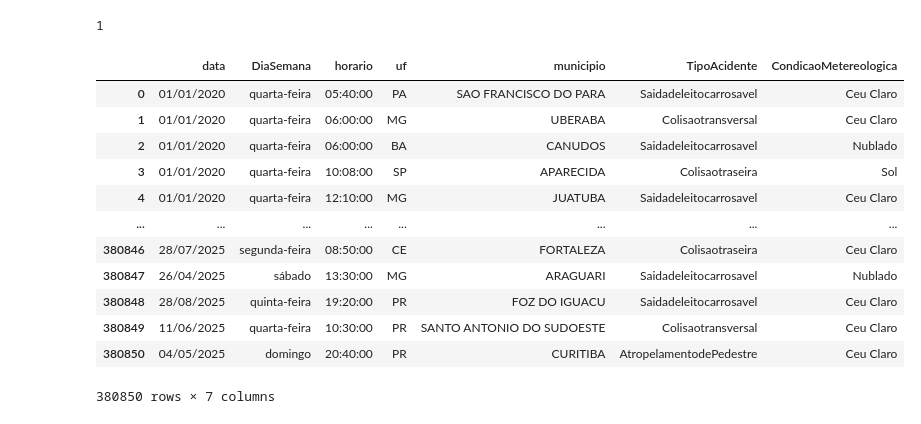
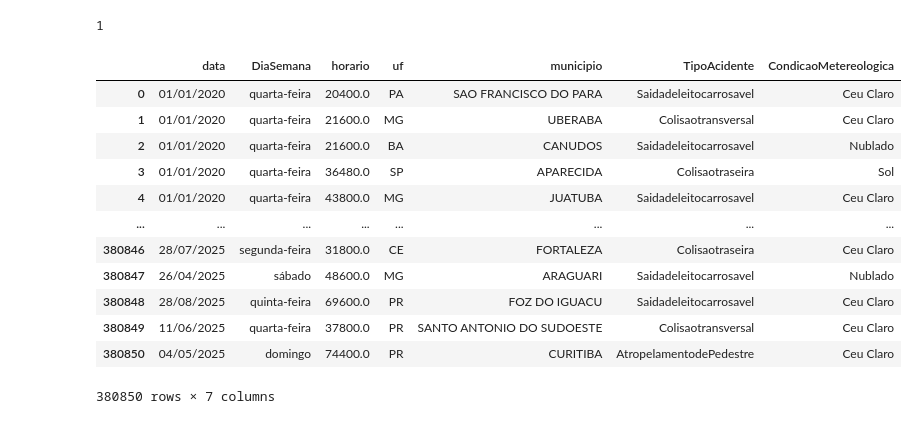
Before and after one commit to Artpdro/preditor, a Jupyter notebook: testes.ipynb, the cells around one changed output. Saved outputs shown, nothing was run; the diff lists cells and outputs as text; code cells hidden in the pictures.

```diff
--- a/testes.ipynb
+++ b/testes.ipynb
@@ -12,32 +12,34 @@ from sklearn.linear_model import LogisticRegression
 # %%
 json_path = 'datatran_consolidado.json'
 
 with open(json_path, 'r', encoding='utf-8') as f:
     data = json.load(f)
 
 df = pd.DataFrame(data)
 
 df.rename(columns={'data_inversa': 'data'}, inplace=True)
 df.rename(columns={'dia_semana': 'DiaSemana'}, inplace=True)
 df.rename(columns={'tipo_acidente': 'TipoAcidente'}, inplace=True)
 df.rename(columns={'condicao_metereologica': 'CondicaoMetereologica'}, inplace=True)
 
 df = df[df['TipoAcidente'].astype(str).str.lower() != 'none']
 
 df['TipoAcidente'] = df['TipoAcidente'].str.replace(' ', '')
 
+df["horario"] = pd.to_timedelta(df["horario"]).dt.total_seconds()
+
 df
 # %% [output]
 |  | data | DiaSemana | horario | uf | municipio | TipoAcidente | CondicaoMetereologica |
-| 0 | 01/01/2020 | quarta-feira | 05:40:00 | PA | SAO FRANCISCO DO PARA | Saidadeleitocarrosavel | Ceu Claro |
-| 1 | 01/01/2020 | quarta-feira | 06:00:00 | MG | UBERABA | Colisaotransversal | Ceu Claro |
-| 2 | 01/01/2020 | quarta-feira | 06:00:00 | BA | CANUDOS | Saidadeleitocarrosavel | Nublado |
-| 3 | 01/01/2020 | quarta-feira | 10:08:00 | SP | APARECIDA | Colisaotraseira | Sol |
-| 4 | 01/01/2020 | quarta-feira | 12:10:00 | MG | JUATUBA | Saidadeleitocarrosavel | Ceu Claro |
+| 0 | 01/01/2020 | quarta-feira | 20400.0 | PA | SAO FRANCISCO DO PARA | Saidadeleitocarrosavel | Ceu Claro |
+| 1 | 01/01/2020 | quarta-feira | 21600.0 | MG | UBERABA | Colisaotransversal | Ceu Claro |
+| 2 | 01/01/2020 | quarta-feira | 21600.0 | BA | CANUDOS | Saidadeleitocarrosavel | Nublado |
+| 3 | 01/01/2020 | quarta-feira | 36480.0 | SP | APARECIDA | Colisaotraseira | Sol |
+| 4 | 01/01/2020 | quarta-feira | 43800.0 | MG | JUATUBA | Saidadeleitocarrosavel | Ceu Claro |
 | ... | ... | ... | ... | ... | ... | ... | ... |
-| 380846 | 28/07/2025 | segunda-feira | 08:50:00 | CE | FORTALEZA | Colisaotraseira | Ceu Claro |
-| 380847 | 26/04/2025 | sábado | 13:30:00 | MG | ARAGUARI | Saidadeleitocarrosavel | Nublado |
-| 380848 | 28/08/2025 | quinta-feira | 19:20:00 | PR | FOZ DO IGUACU | Saidadeleitocarrosavel | Ceu Claro |
-| 380849 | 11/06/2025 | quarta-feira | 10:30:00 | PR | SANTO ANTONIO DO SUDOESTE | Colisaotransversal | Ceu Claro |
-| 380850 | 04/05/2025 | domingo | 20:40:00 | PR | CURITIBA | AtropelamentodePedestre | Ceu Claro |
+| 380846 | 28/07/2025 | segunda-feira | 31800.0 | CE | FORTALEZA | Colisaotraseira | Ceu Claro |
+| 380847 | 26/04/2025 | sábado | 48600.0 | MG | ARAGUARI | Saidadeleitocarrosavel | Nublado |
+| 380848 | 28/08/2025 | quinta-feira | 69600.0 | PR | FOZ DO IGUACU | Saidadeleitocarrosavel | Ceu Claro |
+| 380849 | 11/06/2025 | quarta-feira | 37800.0 | PR | SANTO ANTONIO DO SUDOESTE | Colisaotransversal | Ceu Claro |
+| 380850 | 04/05/2025 | domingo | 74400.0 | PR | CURITIBA | AtropelamentodePedestre | Ceu Claro |
 380850 rows × 7 columns
```
Also changed, not shown: parts of 10 cells of this notebook.
